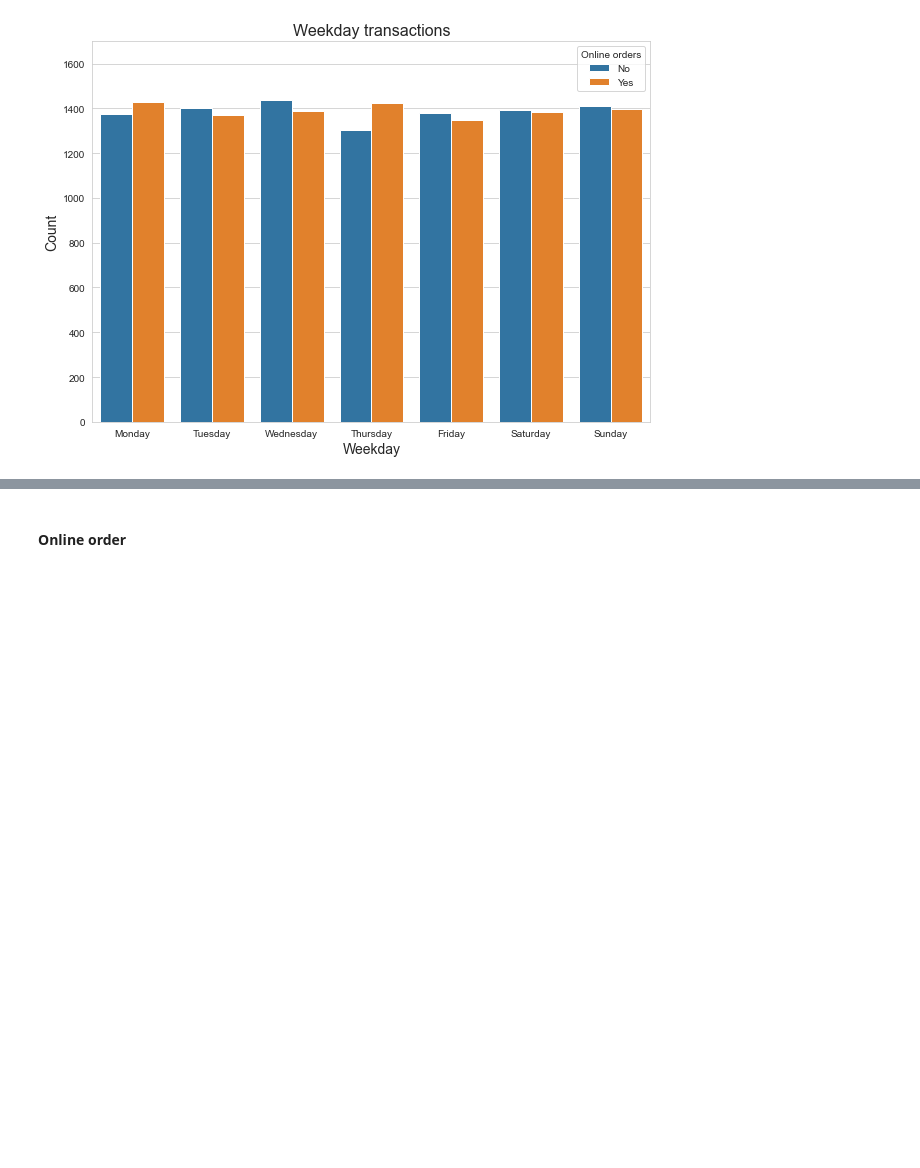
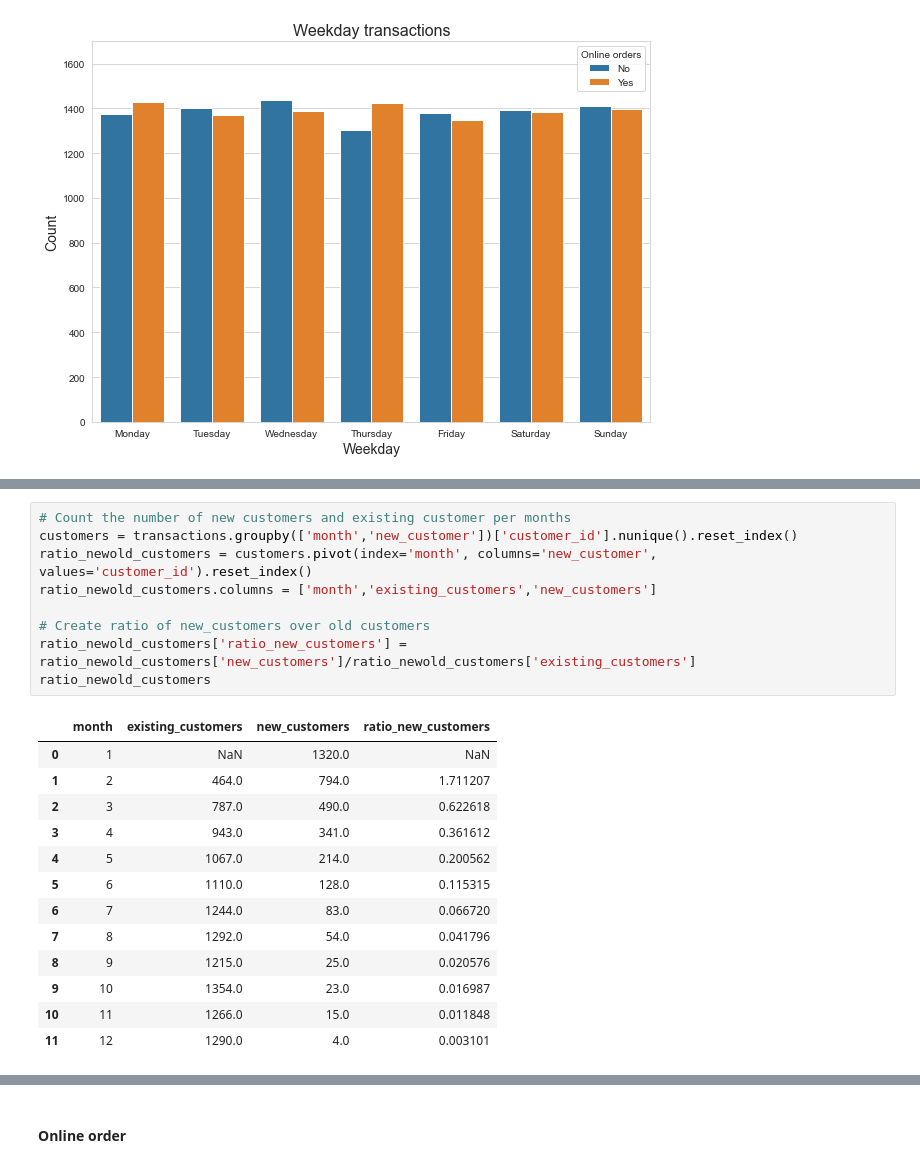
Before and after one commit to simo2712/VI_kpmg_data_analytics, a Jupyter notebook: Task_2/Task 2.2 - Data Insights.ipynb, the cells around one changed output, grey strips where cells are left out. Cells and saved outputs as stored; diff of their text form; blank space fills up the shorter version.

```diff
--- a/Task_2/Task 2.2 - Data Insights.ipynb
+++ b/Task_2/Task 2.2 - Data Insights.ipynb
@@ -371,0 +474,23 @@ plt.show()
+# %%
+# Count the number of new customers and existing customer per months
+customers = transactions.groupby(['month','new_customer'])['customer_id'].nunique().reset_index()
+ratio_newold_customers = customers.pivot(index='month', columns='new_customer', values='customer_id').reset_index()
+ratio_newold_customers.columns = ['month','existing_customers','new_customers']
+
+# Create ratio of new_customers over old customers
+ratio_newold_customers['ratio_new_customers'] = ratio_newold_customers['new_customers']/ratio_newold_customers['existing_customers']
+ratio_newold_customers
+# %% [output]
+|  | month | existing_customers | new_customers | ratio_new_customers |
+| 0 | 1 | NaN | 1320.0 | NaN |
+| 1 | 2 | 464.0 | 794.0 | 1.711207 |
+| 2 | 3 | 787.0 | 490.0 | 0.622618 |
+| 3 | 4 | 943.0 | 341.0 | 0.361612 |
+| 4 | 5 | 1067.0 | 214.0 | 0.200562 |
+| 5 | 6 | 1110.0 | 128.0 | 0.115315 |
+| 6 | 7 | 1244.0 | 83.0 | 0.066720 |
+| 7 | 8 | 1292.0 | 54.0 | 0.041796 |
+| 8 | 9 | 1215.0 | 25.0 | 0.020576 |
+| 9 | 10 | 1354.0 | 23.0 | 0.016987 |
+| 10 | 11 | 1266.0 | 15.0 | 0.011848 |
+| 11 | 12 | 1290.0 | 4.0 | 0.003101 |
```
Also changed, not shown: parts of 34 cells of this notebook.
